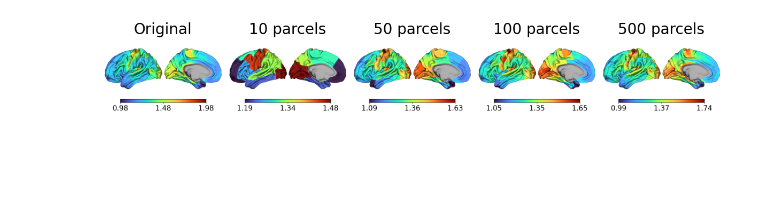
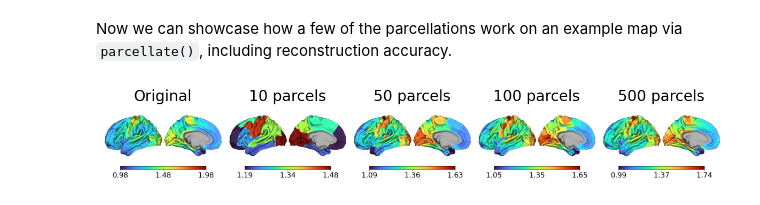
Before and after one commit to NSBLab/neuromodes, a Jupyter notebook: docs/tutorials/pangcellation.ipynb, the cells around one changed output. Drawn from its saved outputs; the diff is of its cells as text; code cells hidden in the pictures; blank space fills up the shorter version.

```diff
--- a/docs/tutorials/pangcellation.ipynb
+++ b/docs/tutorials/pangcellation.ipynb
@@ -57,10 +51,22 @@ plt.show()
+# %% [markdown]
+Now we can showcase how a few of the parcellations work on an example map via `parcellate()`,
+including reconstruction accuracy.
 # %%
+# Load and parcellate myelin map
 myelinmap = fetch_example_map('myelinmap')[medmask]
-myelinmap_parc = [solver.parcellate(myelinmap, parc[:, i], method="mean") for i in range(parc.shape[1])]
-for i in range(parc.shape[1]):
-    myelinmap_parc[i][0] = np.nan  # set dangling vertices to nan for plotter
-myelinmap_unparc = np.stack([unparcellate(myelinmap_parc[i], parc[:, i]) for i in range(parc.shape[1])], axis=1)
+myelinmap_parc = [solver.parcellate(myelinmap, parcellations[:, j], method="mean") for j in range(len(n_parcels))]
+
+# Reconstruct (unparcellate) the parcellated myelin map to n_verts-length vector for each scale
+recon_parc = np.stack(
+    [unparcellate(myelinmap_parc[j], parcellations[:, j]) for j in range(len(n_parcels))],
+    axis=1)
+
+plot_surf(
+    build_polydata(surf.v, surf.t),
+    solver.unmask_data(np.concatenate([myelinmap[:, None], recon_parc[:, view_inds]], axis=1)),
+    cmap="turbo",
+    cbar=True,
+    labels=["Original"] + labels
+)
+# %% [output]
+[figure, added]
-# %%
-plot_surf(build_polydata(surf.v, surf.t), solver.unmask_data(np.concatenate([myelinmap[:, None], myelinmap_unparc], axis=1)), cmap="turbo", cbar=True, labels=["Original"] + [f"{n} parcels" for n in n_parcels])
-# %% [output]
-[figure, removed]
```
Also changed, not shown: parts of 14 cells of this notebook, 7 other files.
